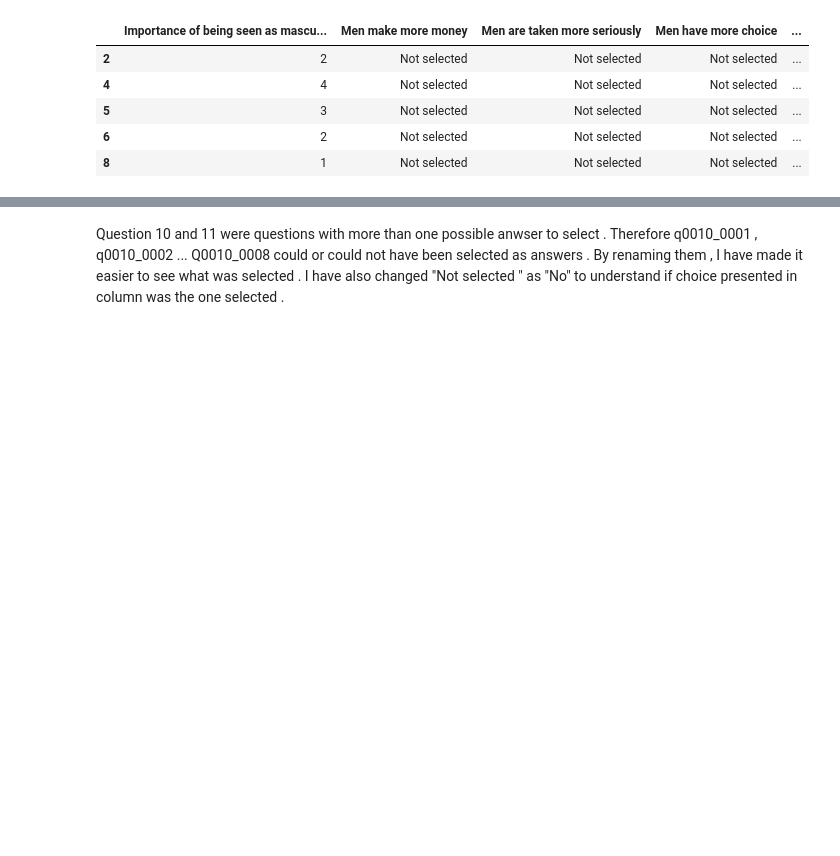
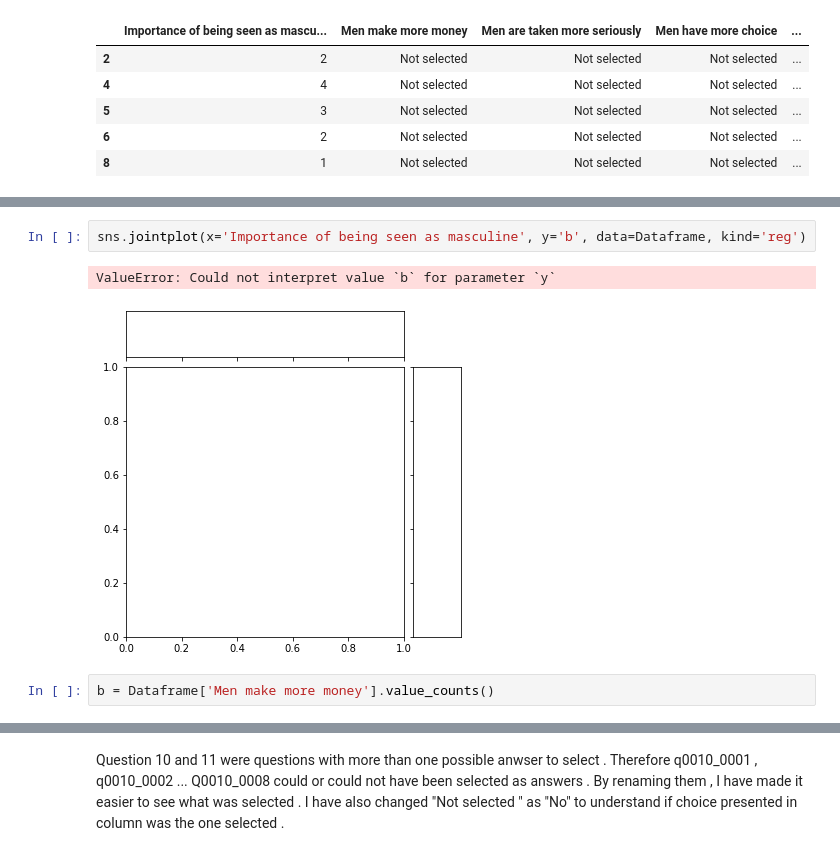
Before and after one commit to data301-2021-winter1/group20-project-, a Jupyter notebook: notebooks/analysis1.ipynb, the cells around one changed output, grey strips where cells are left out. Cells and saved outputs as stored; diff of their text form; blank space fills up the shorter version.

Commit message:
Graphs

```diff
--- a/notebooks/analysis1.ipynb
+++ b/notebooks/analysis1.ipynb
@@ -215,0 +243,7 @@ sns.despine()
+# %%
+sns.jointplot(x='Importance of being seen as masculine', y='b', data=Dataframe, kind='reg')
+# %% [output]
+ValueError: Could not interpret value `b` for parameter `y`
+[figure, added]
+# %%
+b = Dataframe['Men make more money'].value_counts()
```
Also changed, not shown: parts of 11 cells of this notebook.
